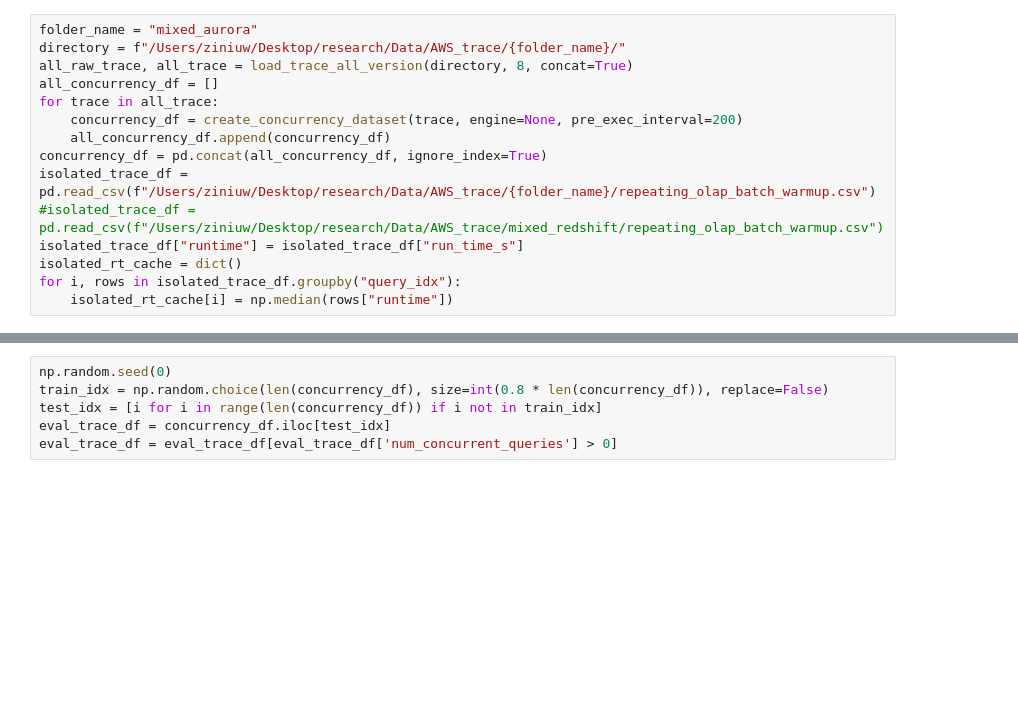
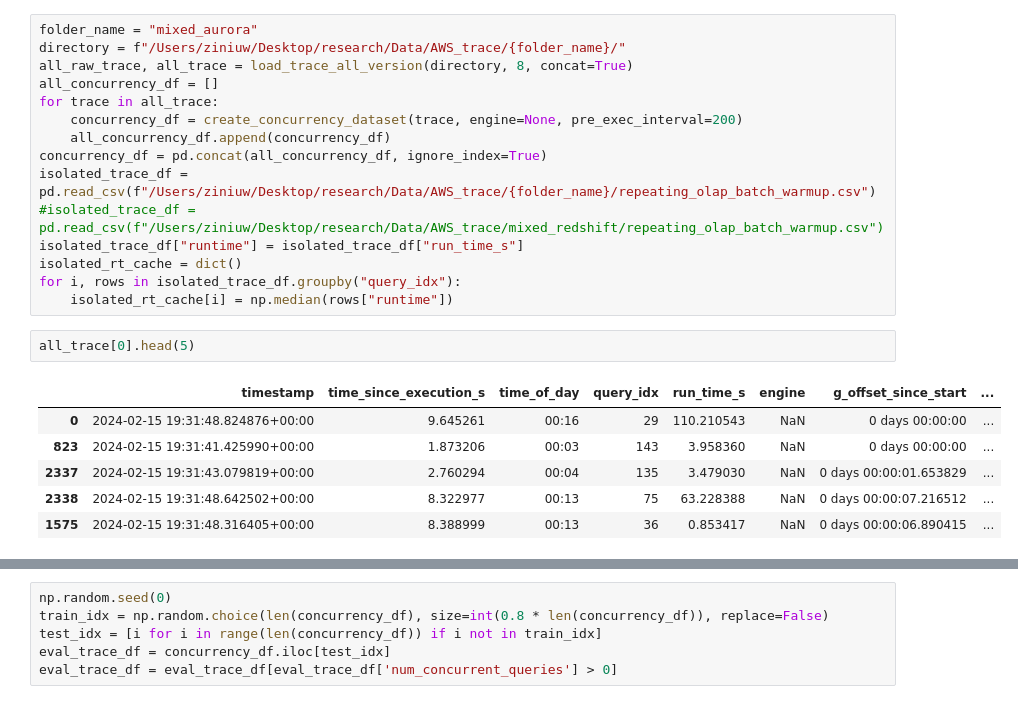
Before and after one commit to wuziniu/IconqSched, a Jupyter notebook: debug/02Complex_fit_curve.ipynb, the cells around one changed output, grey strips where cells are left out. Saved outputs shown, nothing was run; the diff lists cells and outputs as text; blank space fills up the shorter version.

```diff
--- a/debug/02Complex_fit_curve.ipynb
+++ b/debug/02Complex_fit_curve.ipynb
@@ -26,6 +26,15 @@ isolated_trace_df["runtime"] = isolated_trace_df["run_time_s"]
 isolated_rt_cache = dict()
 for i, rows in isolated_trace_df.groupby("query_idx"):
     isolated_rt_cache[i] = np.median(rows["runtime"])
+# %%
+all_trace[0].head(5)
+# %% [output]
+|  | timestamp | time_since_execution_s | time_of_day | query_idx | run_time_s | engine | g_offset_since_start | ... |
+| 0 | 2024-02-15 19:31:48.824876+00:00 | 9.645261 | 00:16 | 29 | 110.210543 | NaN | 0 days 00:00:00 | ... |
+| 823 | 2024-02-15 19:31:41.425990+00:00 | 1.873206 | 00:03 | 143 | 3.958360 | NaN | 0 days 00:00:00 | ... |
+| 2337 | 2024-02-15 19:31:43.079819+00:00 | 2.760294 | 00:04 | 135 | 3.479030 | NaN | 0 days 00:00:01.653829 | ... |
+| 2338 | 2024-02-15 19:31:48.642502+00:00 | 8.322977 | 00:13 | 75 | 63.228388 | NaN | 0 days 00:00:07.216512 | ... |
+| 1575 | 2024-02-15 19:31:48.316405+00:00 | 8.388999 | 00:13 | 36 | 0.853417 | NaN | 0 days 00:00:06.890415 | ... |
 # %%
 for i, rows in concurrency_df.groupby("query_idx"):
     runtime = rows["runtime"].values
```
Also changed, not shown: parts of 15 cells of this notebook, 3 other files.
